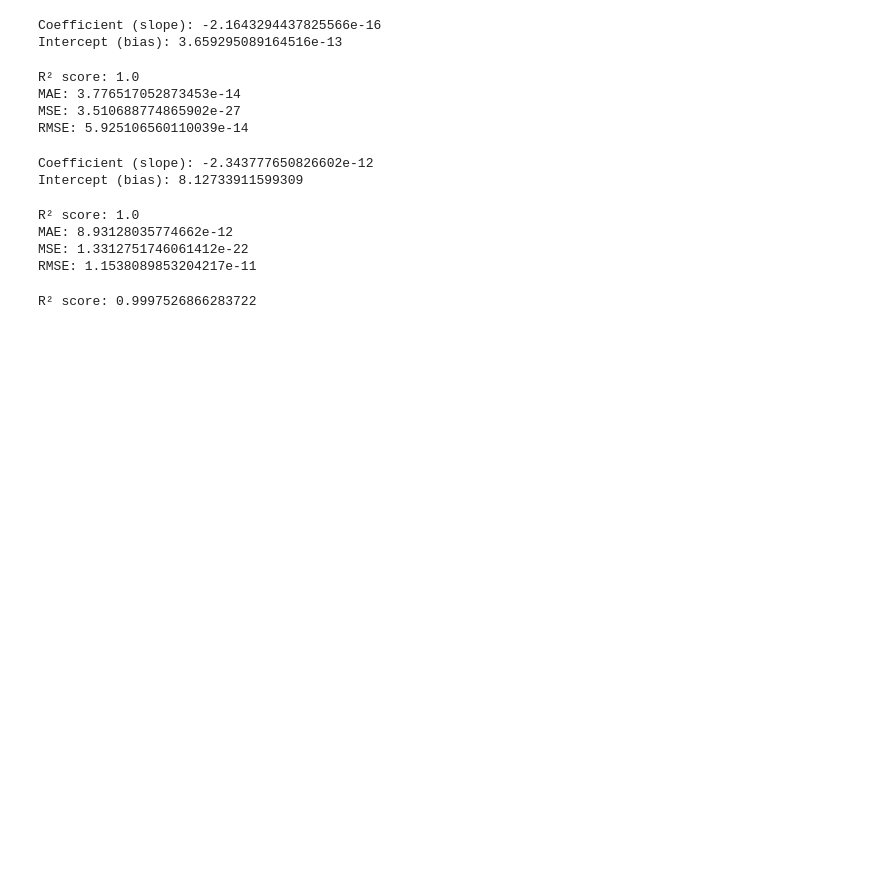
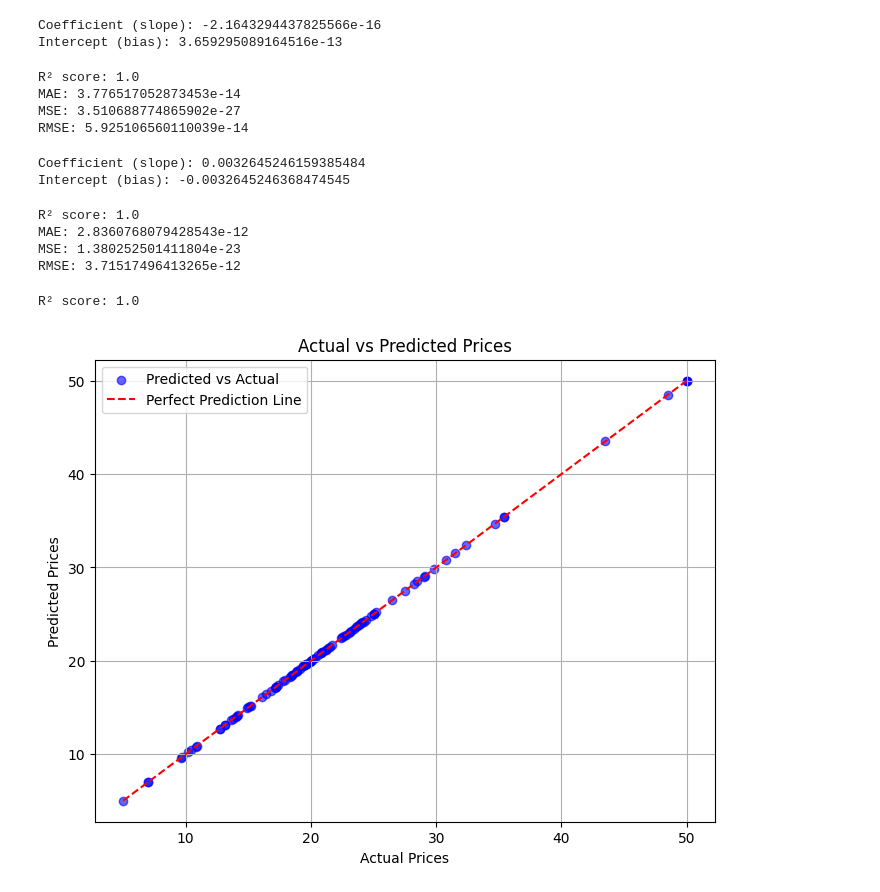
Before and after one commit to shayan-naghizade/ML_Practice, a Jupyter notebook: Boston House Regression/code.ipynb, the cells around one changed output. Cells and saved outputs as stored; diff of their text form; code cells hidden in the pictures; blank space fills up the shorter version.

```diff
--- a/Boston House Regression/code.ipynb
+++ b/Boston House Regression/code.ipynb
@@ -233,8 +237,8 @@ X = df_encoded.iloc[:,:-1]
 y = df.iloc[:, -1]
 X_train, X_test, y_train, y_test = train_test_split(X, y, test_size=0.2, random_state=42)
 # %%
-model = LinearRegression()
-model.fit(X_train, y_train)
+MRegModel2 = LinearRegression()
+MRegModel2.fit(X_train, y_train)
 # %% [output]
 LinearRegression()
 # %%
@@ -260,23 +264,23 @@ MAE: 3.776517052873453e-14
 MSE: 3.510688774865902e-27
 RMSE: 5.925106560110039e-14
 # %%
-poly = PolynomialFeatures(degree=3)
+poly = PolynomialFeatures(degree=5)
 X_poly_train = poly.fit_transform(X_train)
 
-model = LinearRegression()
-model.fit(X_poly_train, y_train)
+PRegModel = LinearRegression()
+PRegModel.fit(X_poly_train, y_train)
 
 X_poly_test = poly.transform(X_test)
 
-y_pred_train = model.predict(X_poly_train)
+y_pred_train = PRegModel.predict(X_poly_train)
 
-y_pred_test = model.predict(X_poly_test)
+y_pred_test = PRegModel.predict(X_poly_test)
 # %%
-print("Coefficient (slope):", model.coef_[0])
-print("Intercept (bias):", model.intercept_)
+print("Coefficient (slope):", PRegModel.coef_[0])
+print("Intercept (bias):", PRegModel.intercept_)
 # %% [output]
-Coefficient (slope): -2.343777650826602e-12
-Intercept (bias): 8.12733911599309
+Coefficient (slope): 0.0032645246159385484
+Intercept (bias): -0.0032645246368474545
 # %%
 r2 = r2_score(y_train, y_pred_train)
 mae = mean_absolute_error(y_train, y_pred_train)
@@ -289,11 +293,27 @@ print("MSE:", mse)
 print("RMSE:", rmse)
 # %% [output]
 R² score: 1.0
-MAE: 8.93128035774662e-12
-MSE: 1.3312751746061412e-22
-RMSE: 1.1538089853204217e-11
+MAE: 2.8360768079428543e-12
+MSE: 1.380252501411804e-23
+RMSE: 3.71517496413265e-12
 # %%
 r2_test = r2_score(y_test, y_pred_test)
 print("R² score:", r2_test)
 # %% [output]
-R² score: 0.9997526866283722
+R² score: 1.0
+# %%
+import matplotlib.pyplot as plt
+
+
+
+plt.figure(figsize=(8, 6))
+plt.scatter(y_test, y_pred_test, color='blue', alpha=0.6, label='Predicted vs Actual')
+plt.plot([min(y_test), max(y_test)], [min(y_test), max(y_test)], color='red', linestyle='--', label='Perfect Prediction Line')
+plt.xlabel("Actual Prices")
+plt.ylabel("Predicted Prices")
+plt.title("Actual vs Predicted Prices")
+plt.legend()
+plt.grid(True)
+plt.show()
+# %% [output]
+[figure, added]
```
Also changed, not shown: parts of 9 cells of this notebook.
